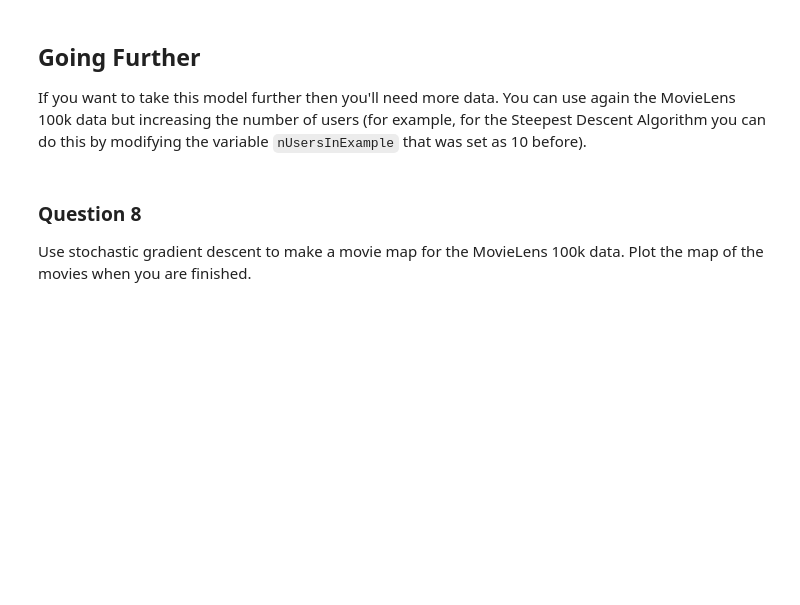
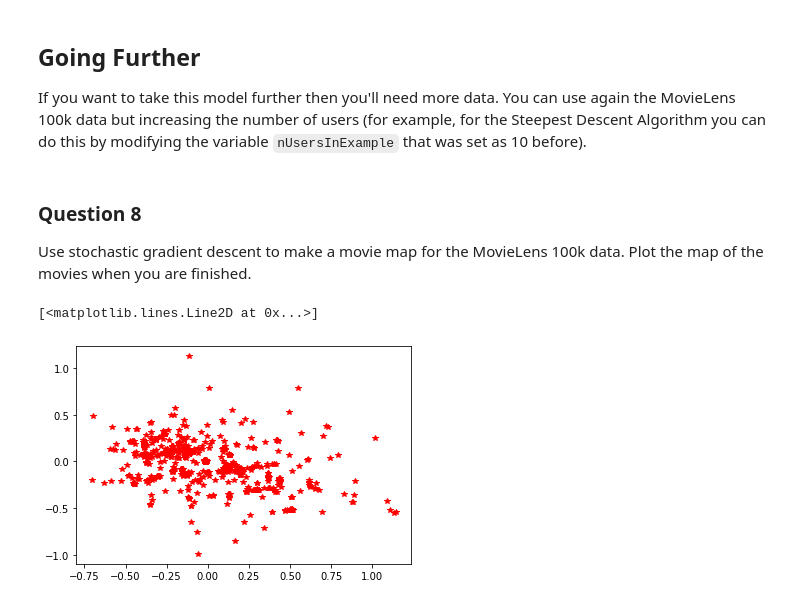
Before and after one commit to Lone5267/MLAI, a Jupyter notebook: Lab 2 - Objective Functions.ipynb, the cells around one changed output. Saved outputs shown, nothing was run; the diff lists cells and outputs as text; code cells hidden in the pictures; blank space fills up the shorter version.

```diff
--- a/Lab 2 - Objective Functions.ipynb
+++ b/Lab 2 - Objective Functions.ipynb
@@ -465,4 +491,7 @@ If you want to take this model further then you'll need more data. You can use a
 Use stochastic gradient descent to make a movie map for the MovieLens 100k data. Plot the map of the movies when you are finished.
 # %%
 # Code for question 8 here.
-plt.plot(V_s[0], V_s[1], 'r' ,marker='*')
+plt.plot(V_s[0], V_s[1], 'xr', marker='*')
+# %% [output]
+[<matplotlib.lines.Line2D at 0x...>]
+[figure, added]
```
Also changed, not shown: parts of 8 cells of this notebook, 1 other file.
